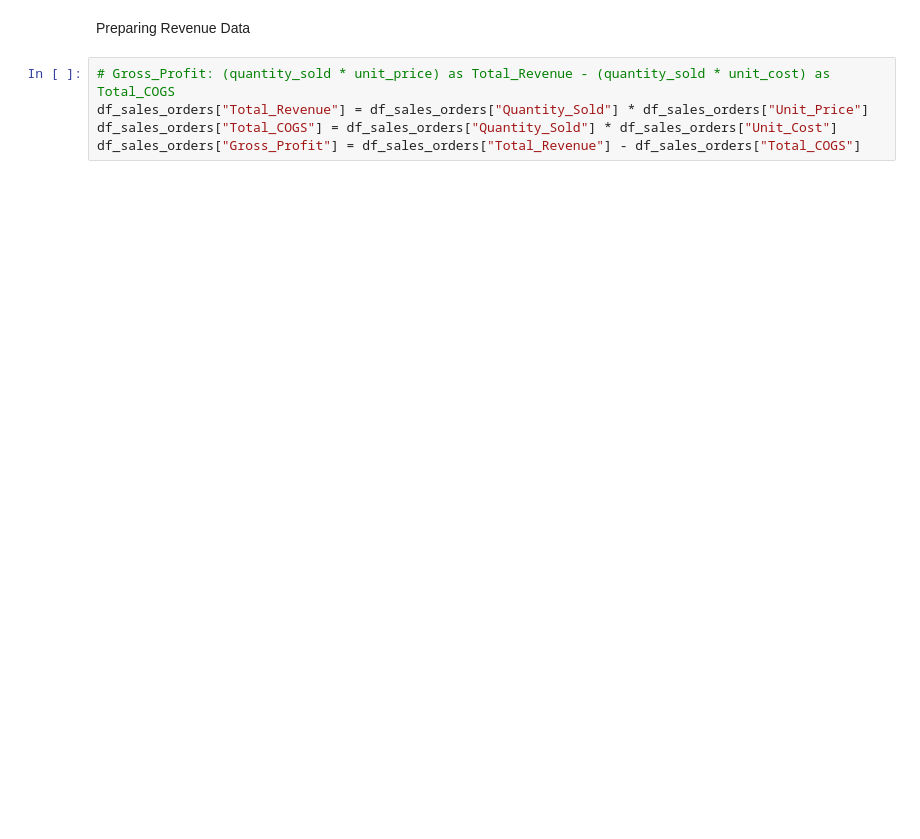
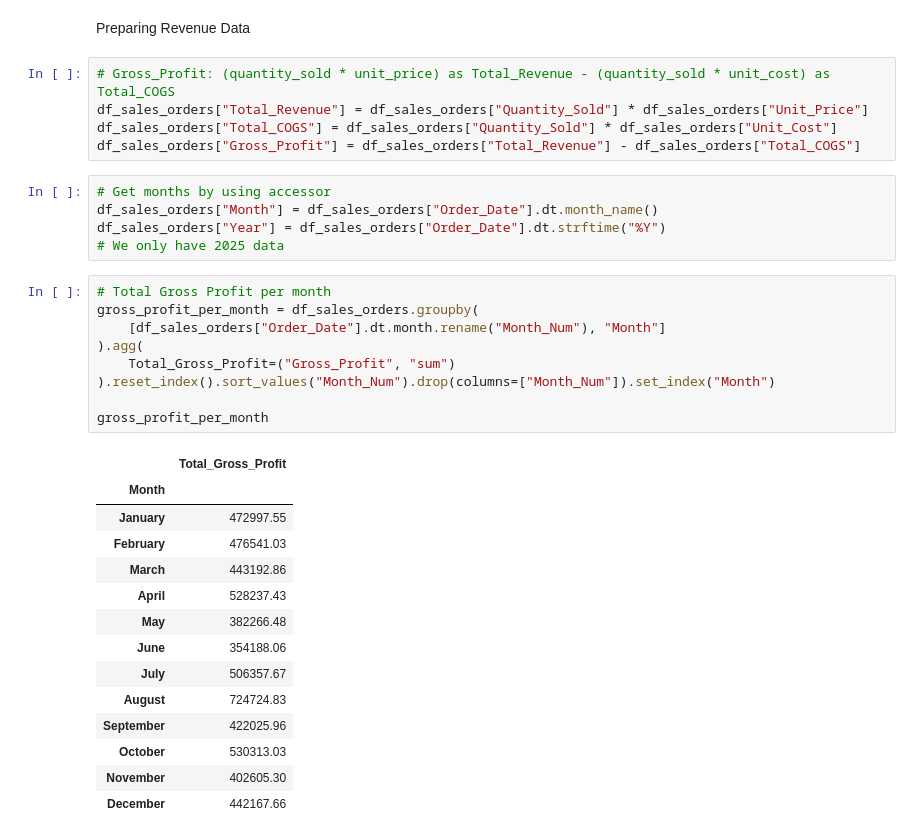
Before and after one commit to barafa-public/supply-chain-gross-profit-analysis, a Jupyter notebook: analysis_processes/data_visualization.ipynb, the cells around one changed output. Cells and saved outputs as stored; diff of their text form; blank space fills up the shorter version.

```diff
--- a/analysis_processes/data_visualization.ipynb
+++ b/analysis_processes/data_visualization.ipynb
@@ -32,4 +31,33 @@ Preparing Revenue Data
 df_sales_orders["Total_Revenue"] = df_sales_orders["Quantity_Sold"] * df_sales_orders["Unit_Price"]
 df_sales_orders["Total_COGS"] = df_sales_orders["Quantity_Sold"] * df_sales_orders["Unit_Cost"]
 df_sales_orders["Gross_Profit"] = df_sales_orders["Total_Revenue"] - df_sales_orders["Total_COGS"]
+# %%
+# Get months by using accessor
+df_sales_orders["Month"] = df_sales_orders["Order_Date"].dt.month_name()
+df_sales_orders["Year"] = df_sales_orders["Order_Date"].dt.strftime("%Y")
+# We only have 2025 data
+# %%
+# Total Gross Profit per month
+gross_profit_per_month = df_sales_orders.groupby(
+    [df_sales_orders["Order_Date"].dt.month.rename("Month_Num"), "Month"]
+).agg(
+    Total_Gross_Profit=("Gross_Profit", "sum")
+).reset_index().sort_values("Month_Num").drop(columns=["Month_Num"]).set_index("Month")
+
+gross_profit_per_month
+# %% [output]
+|  | Total_Gross_Profit |
+| Month |  |
+| January | 472997.55 |
+| February | 476541.03 |
+| March | 443192.86 |
+| April | 528237.43 |
+| May | 382266.48 |
+| June | 354188.06 |
+| July | 506357.67 |
+| August | 724724.83 |
+| September | 422025.96 |
+| October | 530313.03 |
+| November | 402605.30 |
+| December | 442167.66 |
 # %%
```
Also changed, not shown: parts of 3 cells of this notebook.
